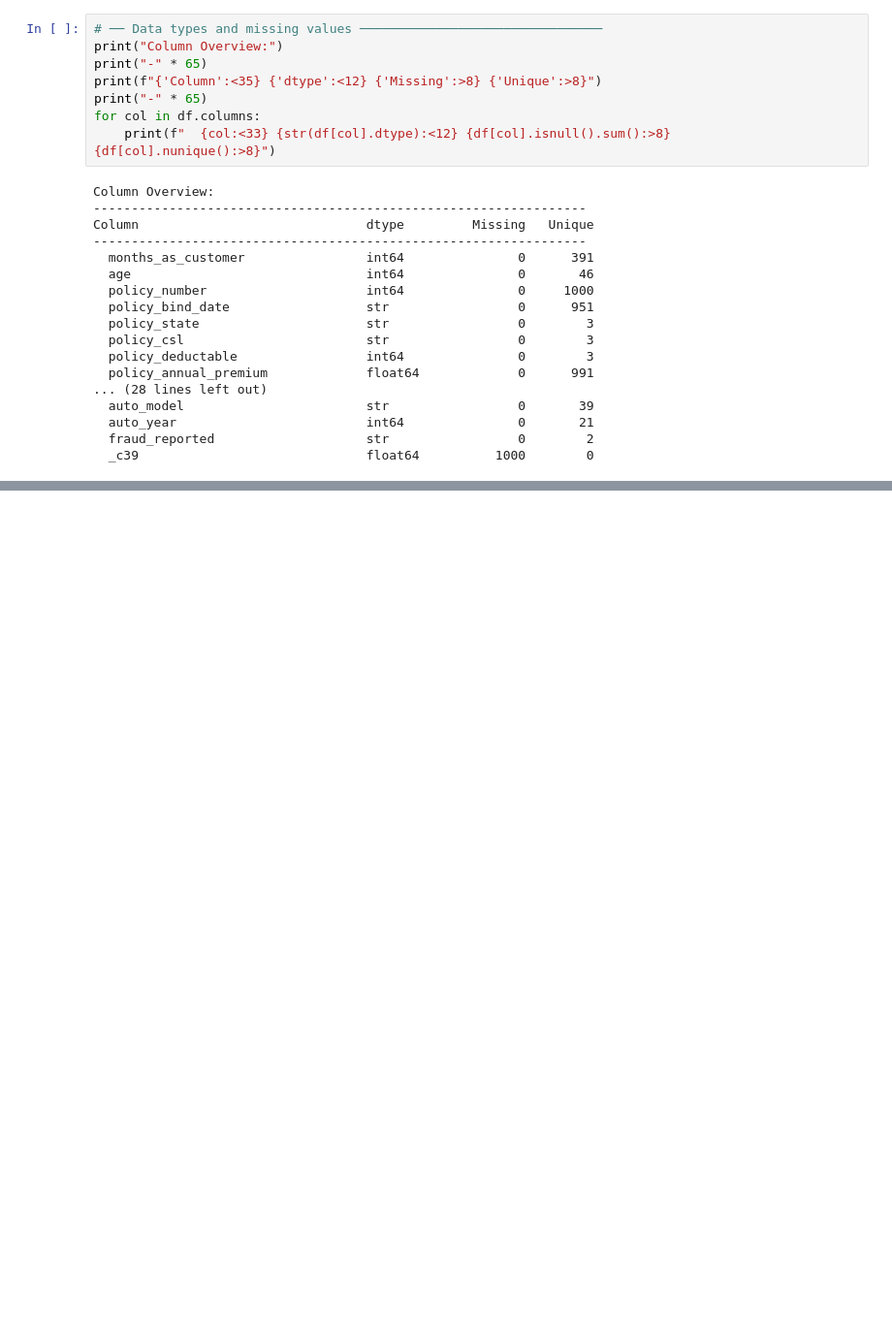
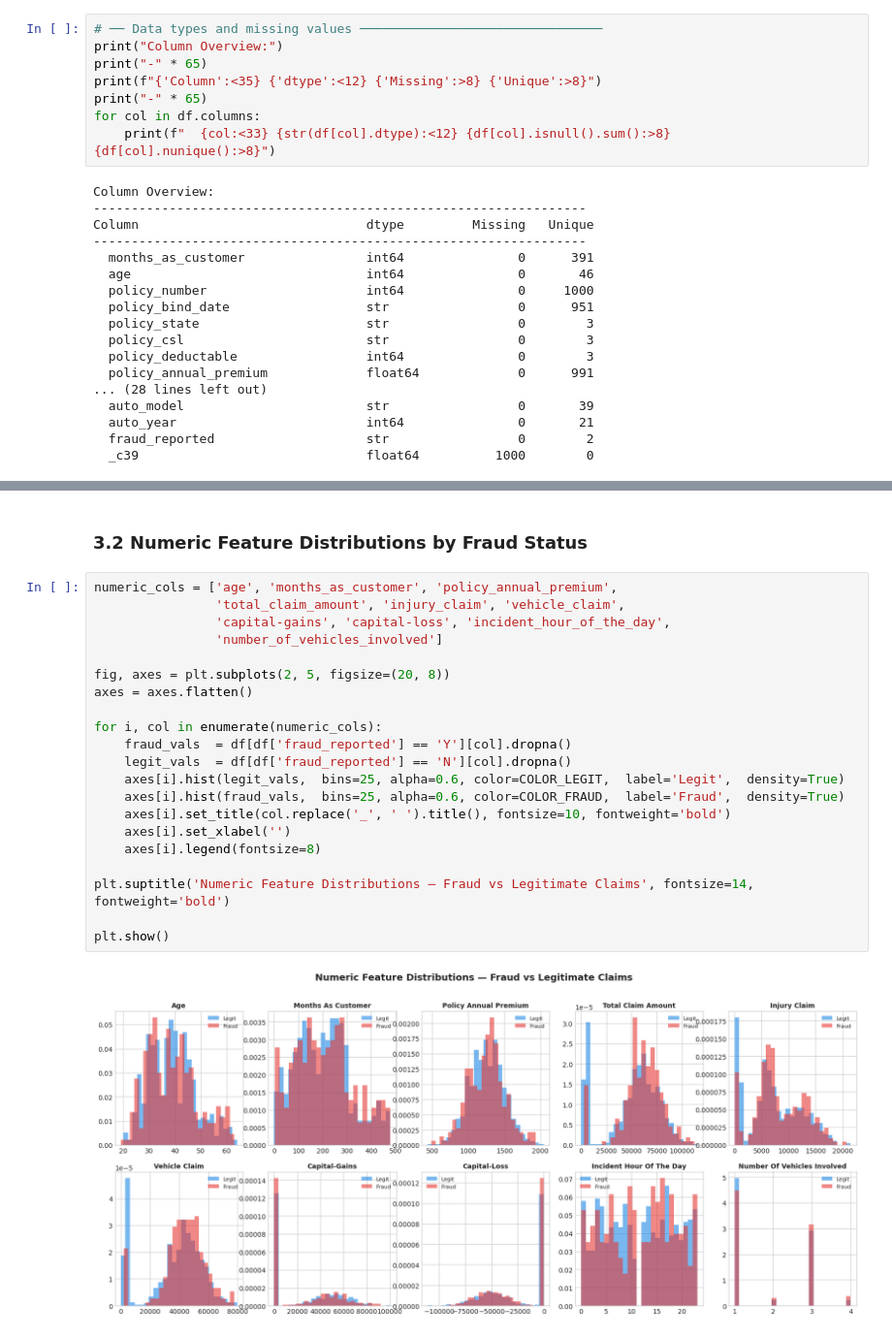
Before and after one commit to Alanmuchiri/Fraud-Detection-Analysis, a Jupyter notebook: main.ipynb, the cells around one changed output, grey strips where cells are left out. Shown at 97% size. Cells and saved outputs as stored; diff of their text form; blank space fills up the shorter version.

```diff
--- a/main.ipynb
+++ b/main.ipynb
@@ -156,0 +201,25 @@ df.describe().round(2)
+# %% [markdown]
+### 3.2 Numeric Feature Distributions by Fraud Status
+# %%
+numeric_cols = ['age', 'months_as_customer', 'policy_annual_premium',
+                'total_claim_amount', 'injury_claim', 'vehicle_claim',
+                'capital-gains', 'capital-loss', 'incident_hour_of_the_day',
+                'number_of_vehicles_involved']
+
+fig, axes = plt.subplots(2, 5, figsize=(20, 8))
+axes = axes.flatten()
+
+for i, col in enumerate(numeric_cols):
+    fraud_vals  = df[df['fraud_reported'] == 'Y'][col].dropna()
+    legit_vals  = df[df['fraud_reported'] == 'N'][col].dropna()
+    axes[i].hist(legit_vals,  bins=25, alpha=0.6, color=COLOR_LEGIT,  label='Legit',  density=True)
+    axes[i].hist(fraud_vals,  bins=25, alpha=0.6, color=COLOR_FRAUD,  label='Fraud',  density=True)
+    axes[i].set_title(col.replace('_', ' ').title(), fontsize=10, fontweight='bold')
+    axes[i].set_xlabel('')
+    axes[i].legend(fontsize=8)
+
+plt.suptitle('Numeric Feature Distributions — Fraud vs Legitimate Claims', fontsize=14, fontweight='bold')
+
+plt.show()
+# %% [output]
+[figure, added]
```
Also changed, not shown: parts of 4 cells of this notebook.
